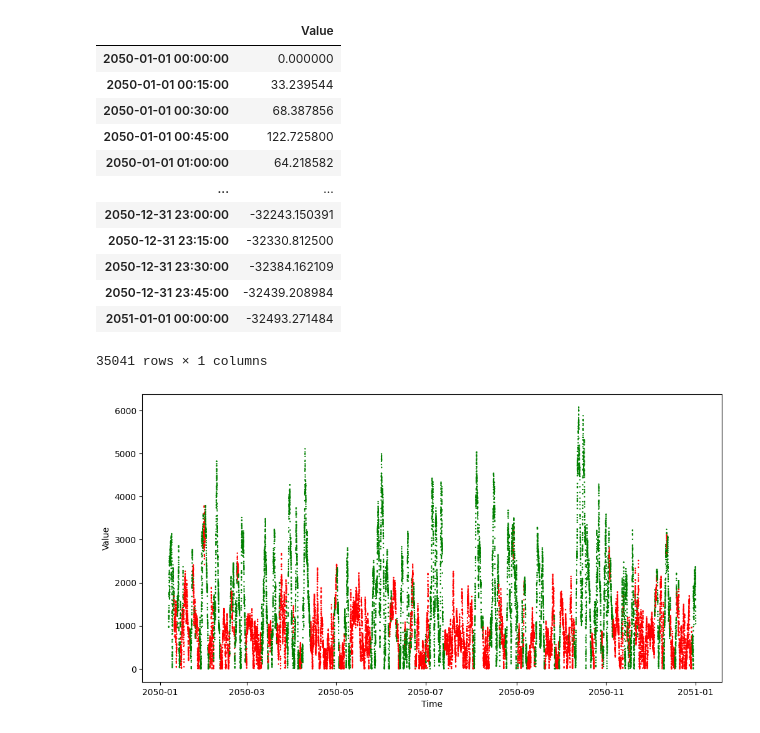
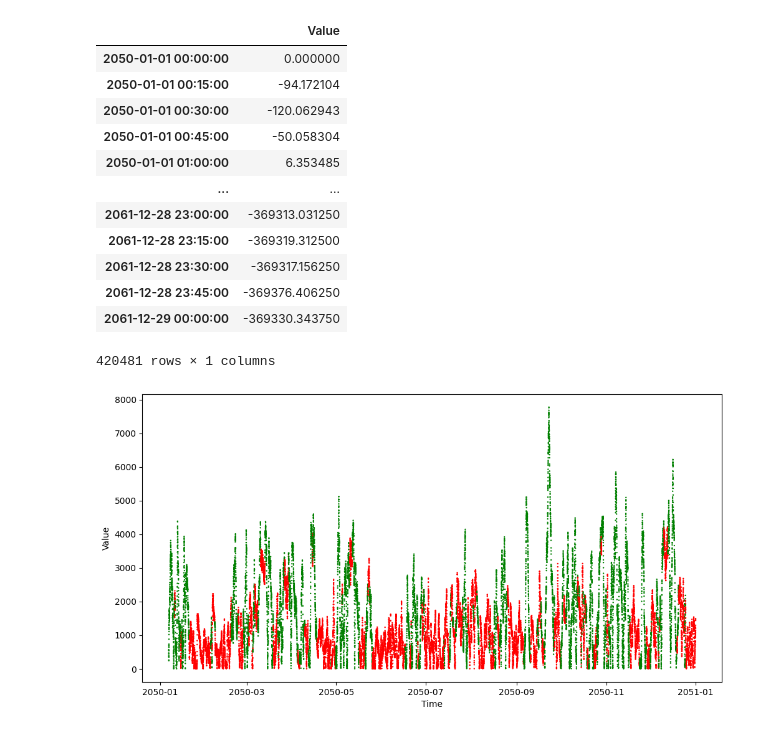
Before and after one commit to TimBerti/wind-gan, a Jupyter notebook: notebooks/year_simulation.ipynb, the cells around one changed output. Cells and saved outputs as stored; diff of their text form; code cells hidden in the pictures.

Commit message:
generated 12 years of data

```diff
--- a/notebooks/year_simulation.ipynb
+++ b/notebooks/year_simulation.ipynb
@@ -45,31 +45,31 @@ transition_matrix = np.array([[0.84255843, 0.15744157],
                               [0.1868932 , 0.8131068 ]])
 # %%
 regime = np.random.choice([0, 1], p=[2440 / (2440 + 2061), 2061 / (2440 + 2061)])
-year = np.array([0])
+values = np.array([0])
 timestamps = [pd.Timestamp('2050-01-01')]
-for _ in range(365):
+for _ in range(12*365):
     day = generate_day(regime)
-    year = np.concatenate((year, day.cumsum()+year[-1]))
+    values = np.concatenate((values, day.cumsum()+values[-1]))
     for _ in range(96):
         timestamps.append(timestamps[-1] + pd.Timedelta(minutes=15))
     regime = np.random.choice([0, 1], p=transition_matrix[regime])
 
-df = pd.DataFrame({'Value': year}, index=timestamps)
+df = pd.DataFrame({'Value': values}, index=timestamps)
 df
 # %% [output]
 |  | Value |
 | 2050-01-01 00:00:00 | 0.000000 |
-| 2050-01-01 00:15:00 | 33.239544 |
-| 2050-01-01 00:30:00 | 68.387856 |
-| 2050-01-01 00:45:00 | 122.725800 |
-| 2050-01-01 01:00:00 | 64.218582 |
+| 2050-01-01 00:15:00 | -94.172104 |
+| 2050-01-01 00:30:00 | -120.062943 |
+| 2050-01-01 00:45:00 | -50.058304 |
+| 2050-01-01 01:00:00 | 6.353485 |
 | ... | ... |
-| 2050-12-31 23:00:00 | -32243.150391 |
-| 2050-12-31 23:15:00 | -32330.812500 |
-| 2050-12-31 23:30:00 | -32384.162109 |
-| 2050-12-31 23:45:00 | -32439.208984 |
-| 2051-01-01 00:00:00 | -32493.271484 |
+| 2061-12-28 23:00:00 | -369313.031250 |
+| 2061-12-28 23:15:00 | -369319.312500 |
+| 2061-12-28 23:30:00 | -369317.156250 |
+| 2061-12-28 23:45:00 | -369376.406250 |
+| 2061-12-29 00:00:00 | -369330.343750 |
-35041 rows × 1 columns
+420481 rows × 1 columns
 # %%
 window = 24*4*3
 df['Moving Avg'] = df['Value'].rolling(window=window).mean()
@@ -90,12 +90,13 @@ df['Regime'] = df['Regime'].ffill()
 # %%
 color_mapping = {0: 'g', 1: 'r'}
 
 df['Color'] = df['Regime'].map(color_mapping)
 
+year = '2050'
 plt.figure(figsize=(12, 6))
-plt.scatter(df.index, df['Value'], c=df['Color'], s=0.5)
+plt.scatter(df.loc[year].index, df['Value'].loc[year], c=df['Color'].loc[year], s=0.5)
 plt.xlabel("Time")
 plt.ylabel("Value")
 plt.show()
 # %% [output]
-[figure, old version]
+[figure, new version]
```
Also changed, not shown: parts of 1 cell of this notebook, 1 other file.
